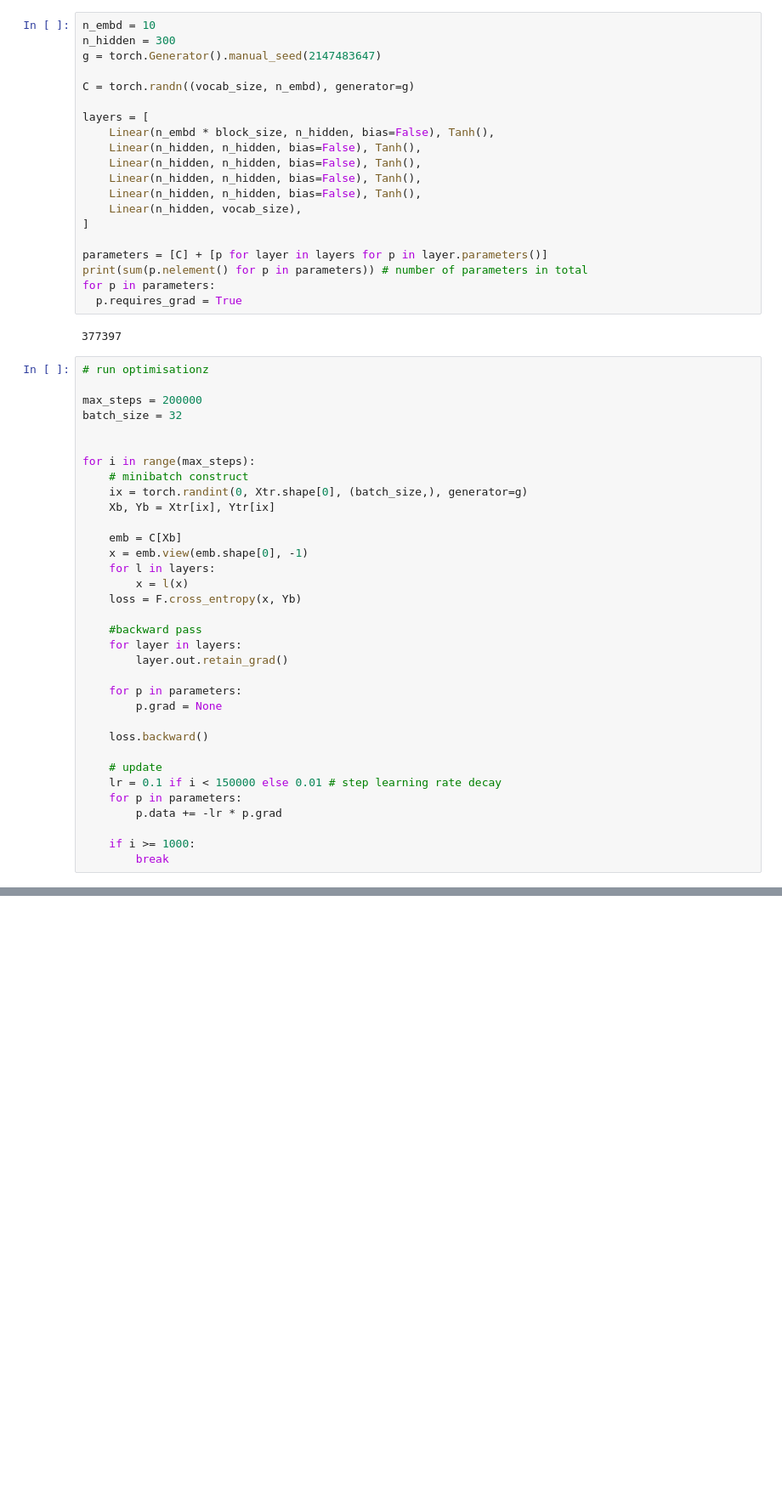
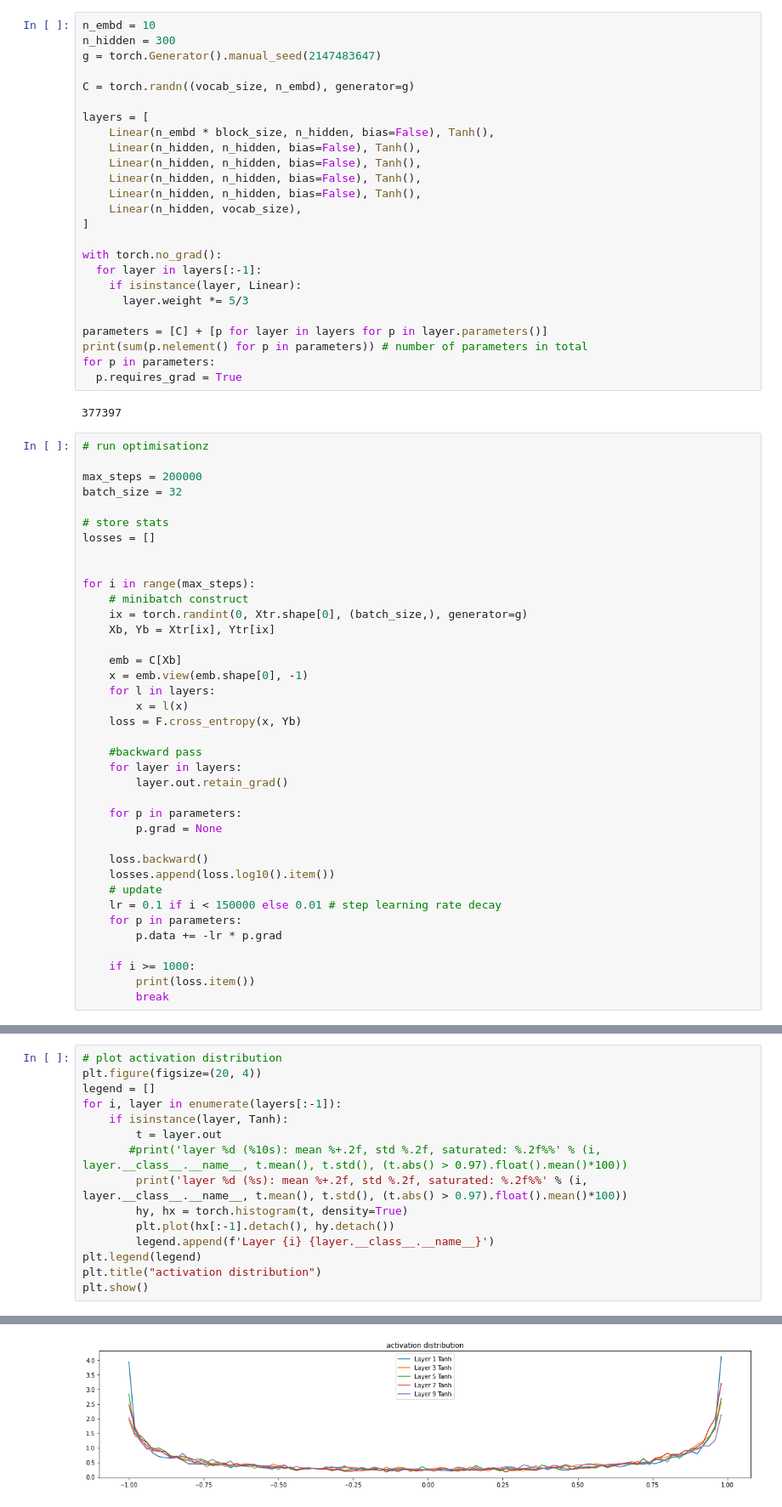
Before and after one commit to srajdev/zero_to_hero, a Jupyter notebook: Makemore_part2.ipynb, the cells around one changed output, grey strips where cells are left out. Shown at 85% size. Drawn from its saved outputs; the diff is of its cells as text; blank space fills up the shorter version.

Commit message:
visualisation of activation distribution

```diff
--- a/Makemore_part2.ipynb
+++ b/Makemore_part2.ipynb
@@ -224,6 +224,11 @@ layers = [
     Linear(n_hidden, vocab_size),
 ]
 
+with torch.no_grad():
+  for layer in layers[:-1]:
+    if isinstance(layer, Linear):
+      layer.weight *= 5/3
+
 parameters = [C] + [p for layer in layers for p in layer.parameters()]
 print(sum(p.nelement() for p in parameters)) # number of parameters in total
 for p in parameters:
@@ -235,6 +240,9 @@ for p in parameters:
 
 max_steps = 200000
 batch_size = 32
+
+# store stats
+losses = []
 
 
 for i in range(max_steps):
@@ -256,11 +264,12 @@ for i in range(max_steps):
         p.grad = None
 
     loss.backward()
-
+    losses.append(loss.log10().item())
     # update
     lr = 0.1 if i < 150000 else 0.01 # step learning rate decay
     for p in parameters:
         p.data += -lr * p.grad
 
     if i >= 1000:
+        print(loss.item())
         break
@@ -266,0 +280,16 @@ for i in range(max_steps):
+# %%
+# plot activation distribution
+plt.figure(figsize=(20, 4))
+legend = []
+for i, layer in enumerate(layers[:-1]):
+    if isinstance(layer, Tanh):
+        t = layer.out
+       #print('layer %d (%10s): mean %+.2f, std %.2f, saturated: %.2f%%' % (i, layer.__class__.__name__, t.mean(), t.std(), (t.abs() > 0.97).float().mean()*100))
+        print('layer %d (%s): mean %+.2f, std %.2f, saturated: %.2f%%' % (i, layer.__class__.__name__, t.mean(), t.std(), (t.abs() > 0.97).float().mean()*100))
+        hy, hx = torch.histogram(t, density=True)
+        plt.plot(hx[:-1].detach(), hy.detach())
+        legend.append(f'Layer {i} {layer.__class__.__name__}')
+plt.legend(legend)
+plt.title("activation distribution")
+plt.show()
+# %% [output]
@@ -266,0 +301 @@ for i in range(max_steps):
+[figure, added]
```
Also changed, not shown: parts of 3 cells of this notebook.
